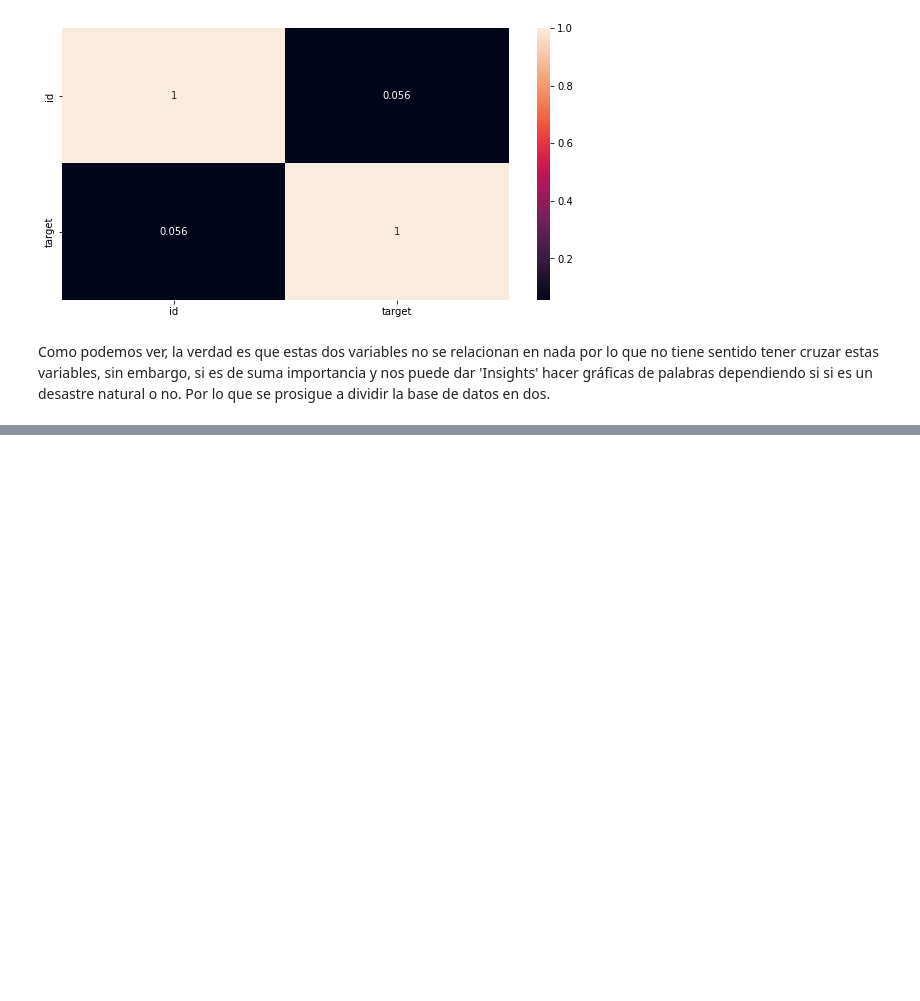
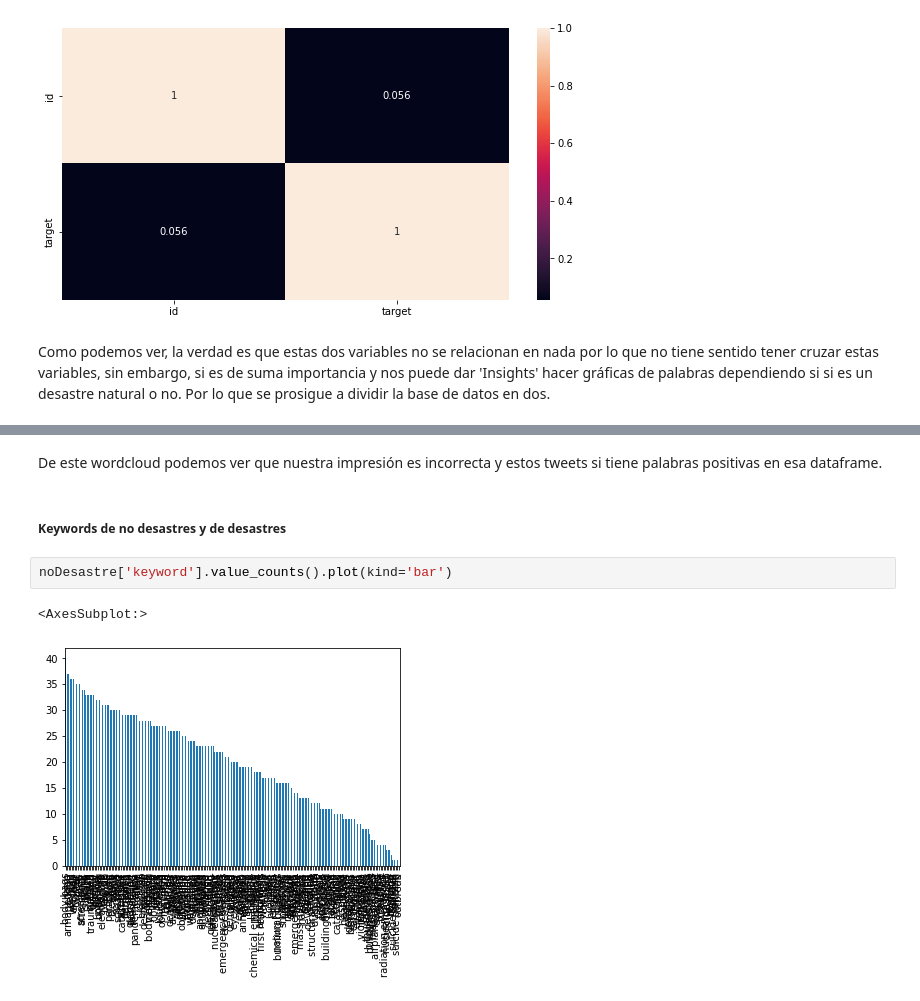
Before and after one commit to marisaaaai/Proyecto2DS, a Jupyter notebook: Proyecto2.ipynb, the cells around one changed output, grey strips where cells are left out. Cells and saved outputs as stored; diff of their text form; blank space fills up the shorter version.

```diff
--- a/Proyecto2.ipynb
+++ b/Proyecto2.ipynb
@@ -301,0 +376,9 @@ siDesastre.head(5)
+# %% [markdown]
+De este wordcloud podemos ver que nuestra impresión es incorrecta y estos tweets si tiene palabras positivas en esa dataframe.
+# %% [markdown]
+##### Keywords de no desastres y de desastres
+# %%
+noDesastre['keyword'].value_counts().plot(kind='bar')
+# %% [output]
+<AxesSubplot:>
+[figure, added]
```
Also changed, not shown: parts of 13 cells of this notebook.
